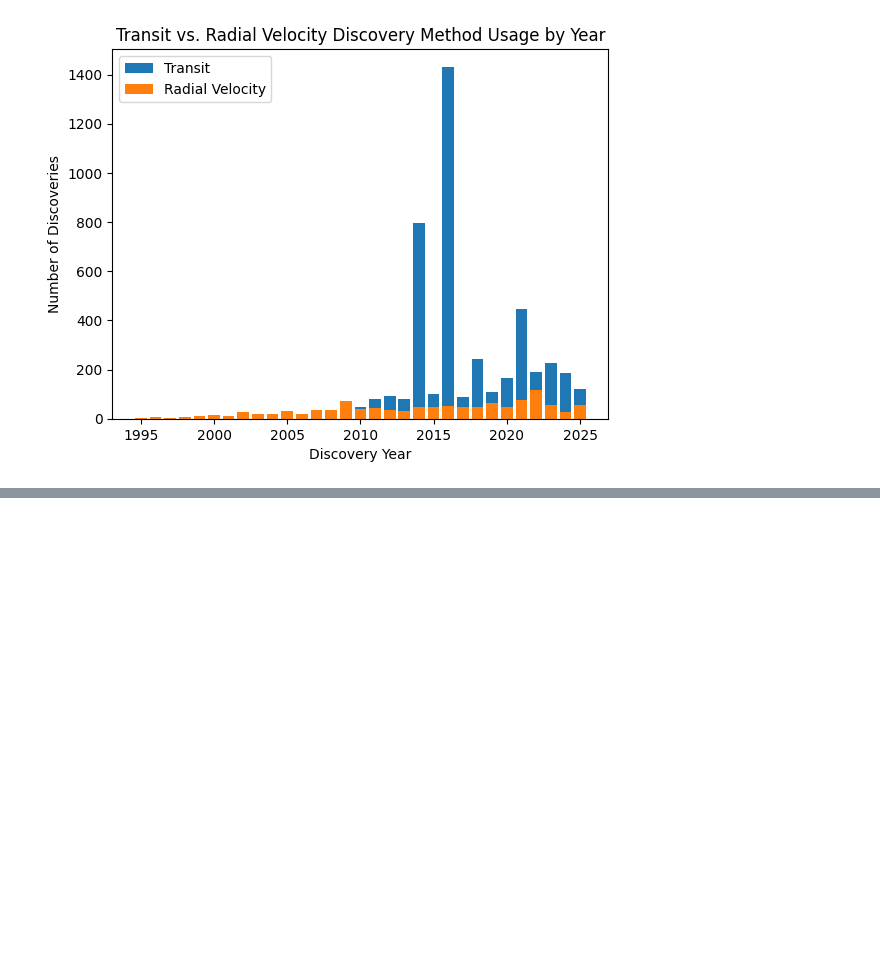
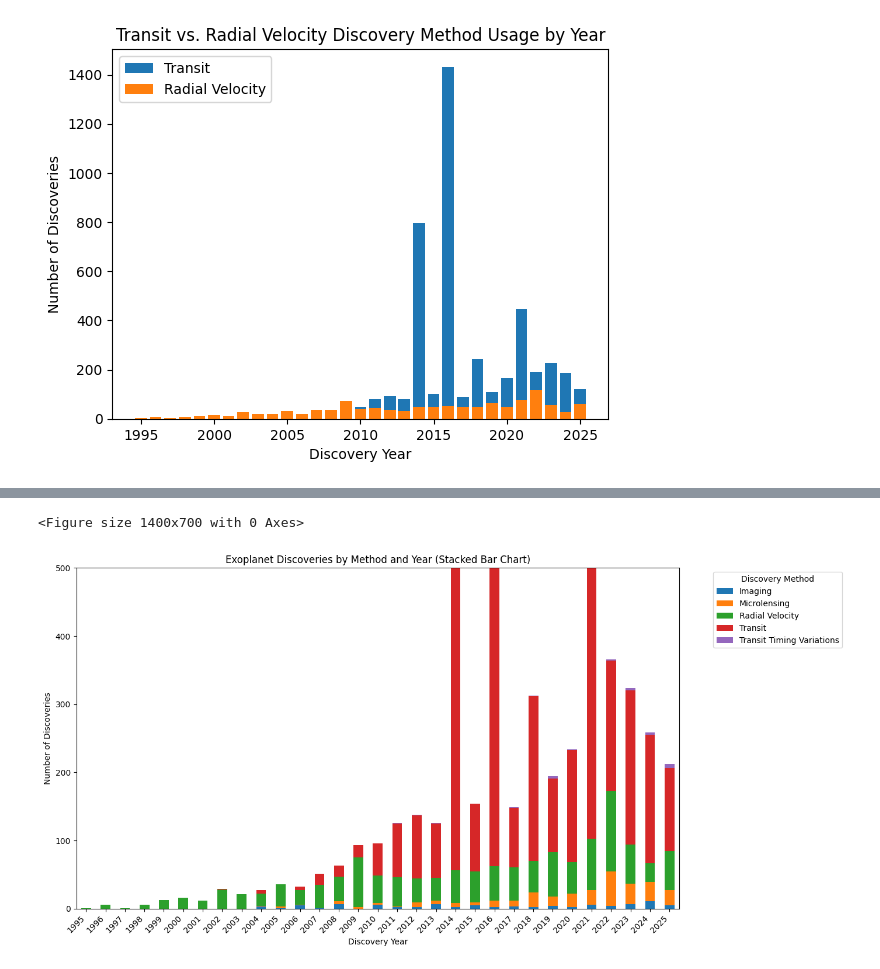
Before and after one commit to Celestia-Analytics/exoplanet-data-visualization, a Jupyter notebook: exoplanet_trends.ipynb, the cells around one changed output, grey strips where cells are left out. Saved outputs shown, nothing was run; the diff lists cells and outputs as text; code cells hidden in the pictures; blank space fills up the shorter version.

```diff
--- a/exoplanet_trends.ipynb
+++ b/exoplanet_trends.ipynb
@@ -63,0 +108,30 @@ Text(0.5, 1.0, 'Transit vs. Radial Velocity Discovery Method Usage by Year')
+# %%
+# Combine all discovery method dataframes
+combined_df = pd.concat([
+    transit_df.assign(discoverymethod='Transit'),
+    radialvelocity_df.assign(discoverymethod='Radial Velocity'),
+    microlensing_df.assign(discoverymethod='Microlensing'),
+    imaging_df.assign(discoverymethod='Imaging'),
+    timing_df.assign(discoverymethod='Transit Timing Variations')
+])
+
+# Pivot the combined dataframe to prepare for stacked bar plot
+pivoted_df = combined_df.pivot_table(index='disc_year', columns='discoverymethod', values='count').fillna(0)
+
+# Sort by discovery year for better visualization
+pivoted_df = pivoted_df.sort_index()
+
+# Plotting the stacked bar chart
+plt.figure(figsize=(14, 7))
+pivoted_df.plot(kind='bar', stacked=True, figsize=(14, 7))
+plt.title('Exoplanet Discoveries by Method and Year (Stacked Bar Chart)')
+plt.xlabel('Discovery Year')
+plt.ylabel('Number of Discoveries')
+plt.legend(title='Discovery Method', bbox_to_anchor=(1.05, 1), loc='upper left')
+plt.xticks(rotation=45, ha='right')
+plt.ylim(0, 500) # Set the y-axis limit
+plt.tight_layout()
+plt.show()
+# %% [output]
+<Figure size 1400x700 with 0 Axes>
+[figure, added]
```
Also changed, not shown: parts of 3 cells of this notebook.
